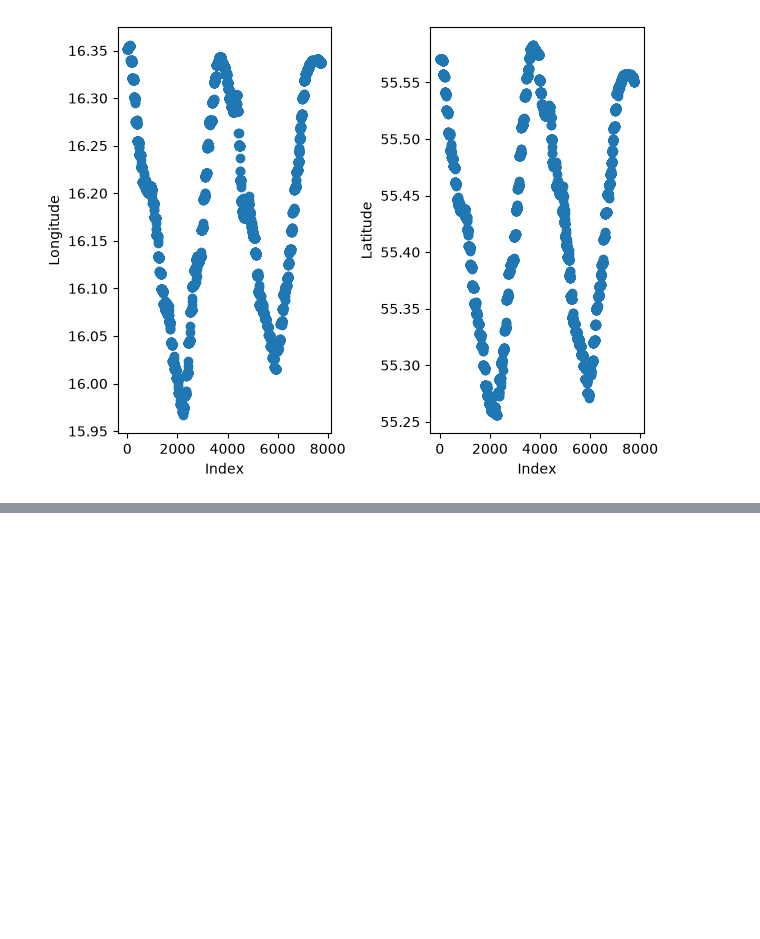
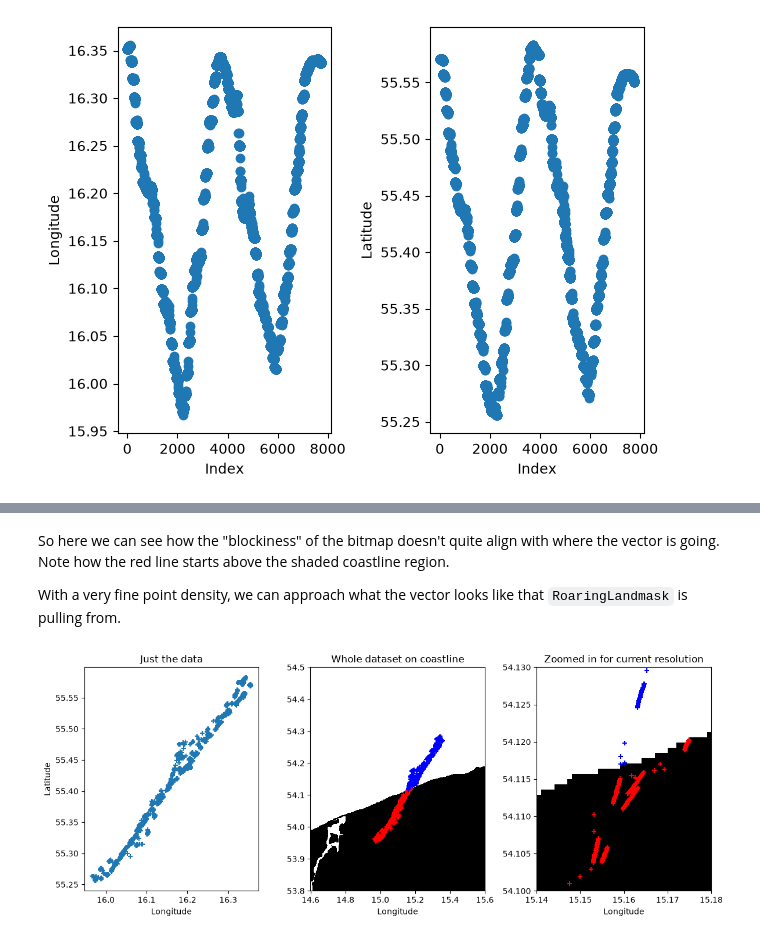
Before and after one commit to Klankers/mau_gsoc_qartod, a Jupyter notebook: deliverable_2.ipynb, the cells around one changed output, grey strips where cells are left out. Saved outputs shown, nothing was run; the diff lists cells and outputs as text; code cells hidden in the pictures; blank space fills up the shorter version.

```diff
--- a/deliverable_2.ipynb
+++ b/deliverable_2.ipynb
@@ -2387,0 +2762,33 @@ Outcomes of this exploration:
+# %% [markdown]
+So here we can see how the "blockiness" of the bitmap doesn't quite align with where the vector is going. Note how the red line starts above the shaded coastline region.
+
+With a very fine point density, we can approach what the vector looks like that `RoaringLandmask` is pulling from.
+# %%
+point_density = 1000
+lons = np.linspace(14.6, 15.6, point_density)
+lats = np.linspace(53.8, 54.5, point_density)
+xx, yy = np.meshgrid(lons, lats)
+land = l.contains_many(xx.ravel(), yy.ravel()).reshape(xx.shape)
+fig, axs = plt.subplots(nrows=1, ncols=3)
+axs[0].scatter(data.LONGITUDE, data.LATITUDE, marker="+")
+axs[0].set_xlabel("Longitude")
+axs[0].set_ylabel("Latitude")
+axs[0].set_title("Just the data")
+axs[1].pcolormesh(xx, yy, land, shading="nearest", cmap="Greys")
+# axs[1].scatter(bad_lon, bad_lat, c="red", s=5, marker="+")
+axs[1].scatter(bad_lon[flags == 4], bad_lat[flags == 4], c="red", marker="+")
+axs[1].scatter(bad_lon[flags == 1], bad_lat[flags == 1], c="blue", marker="+")
+axs[1].set_xlabel("Longitude")
+axs[1].set_title("Whole dataset on coastline")
+#   And now to zoom waaaaaay in
+axs[2].pcolormesh(xx, yy, land, shading="nearest", cmap="Greys")
+axs[2].scatter(bad_lon[flags == 4], bad_lat[flags == 4], c="red", marker="+")
+axs[2].scatter(bad_lon[flags == 1], bad_lat[flags == 1], c="blue", marker="+")
+axs[2].set_xlabel("Longitude")
+axs[2].set_ylim([54.10, 54.13])
+axs[2].set_xlim([15.14, 15.18])
+axs[2].set_title("Zoomed in for current resolution")
+fig.set_figwidth(12)
+plt.tight_layout()
+# %% [output]
+[figure, added]
```
Also changed, not shown: parts of 95 cells of this notebook.
